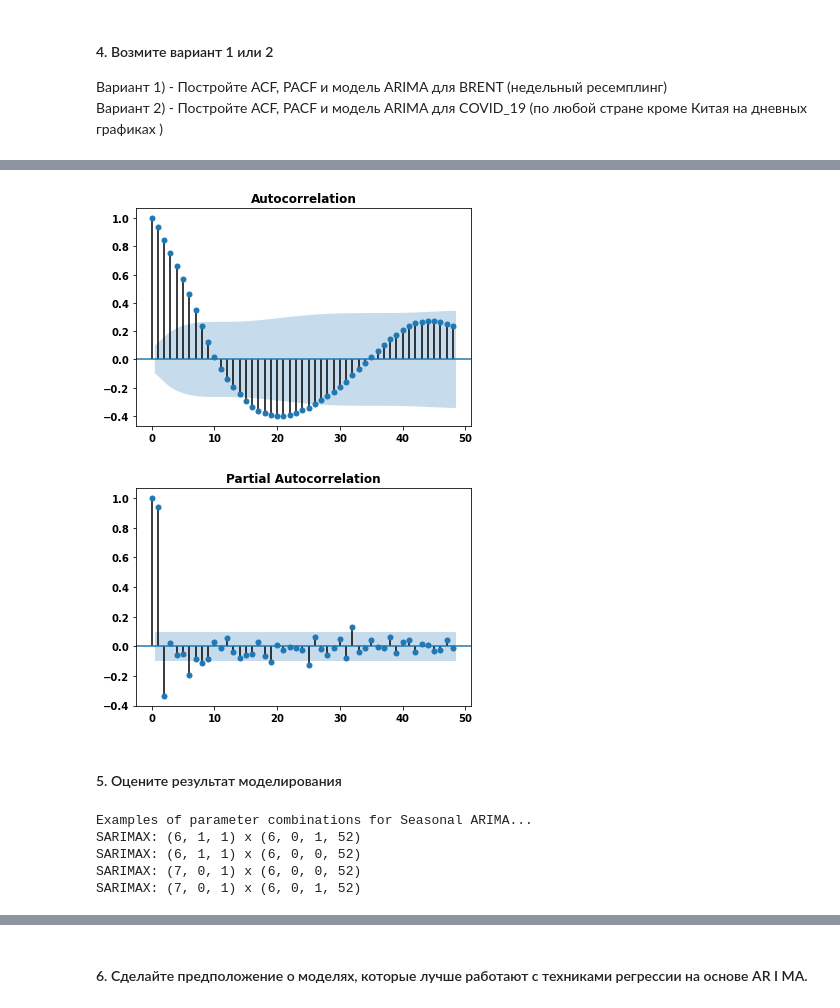
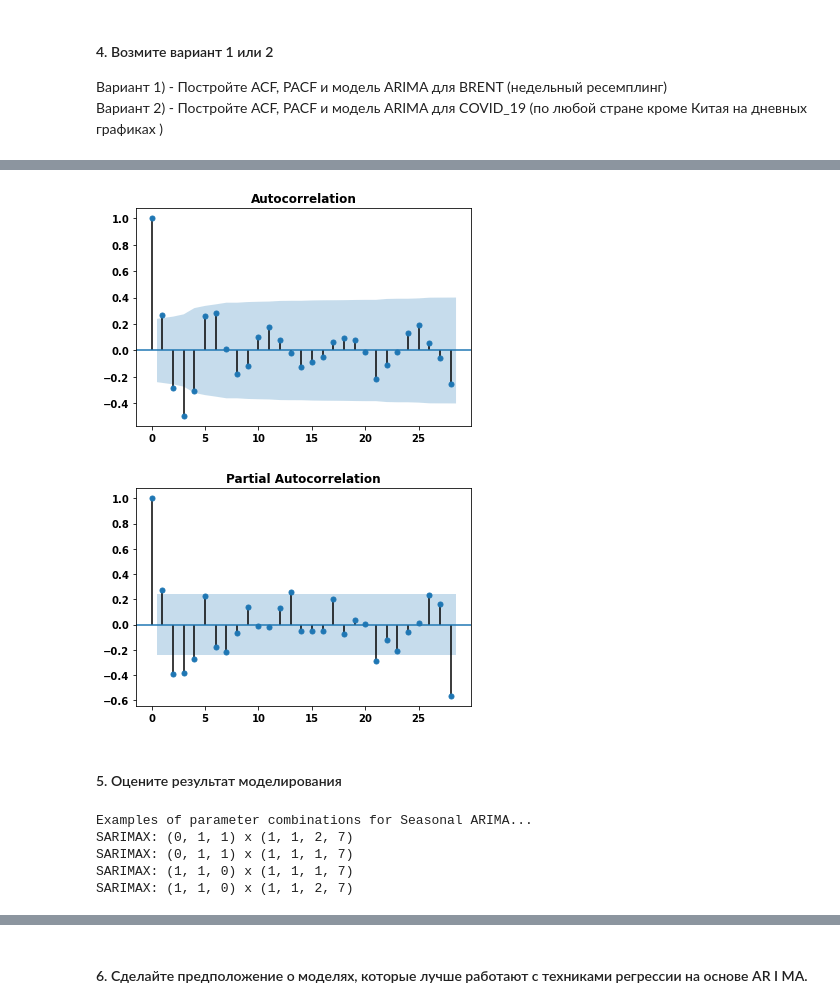
Before and after one commit to SemenovR/GB_MachineLearningInBusiness, a Jupyter notebook: lesson_3/lesson_3.ipynb, the cells around one changed output, grey strips where cells are left out. Drawn from its saved outputs; the diff is of its cells as text; code cells hidden in the pictures.

```diff
--- a/lesson_3/lesson_3.ipynb
+++ b/lesson_3/lesson_3.ipynb
@@ -217,9 +226,7 @@ sigma2      5.384e+06   1.19e-07   4.52e+13      0.000    5.38e+06    5.38e+06
 Вариант 1) - Постройте ACF, PACF и модель ARIMA для BRENT (недельный ресемплинг)<br>
 Вариант 2) - Постройте ACF, PACF и модель ARIMA для СOVID_19 (по любой стране кроме Китая на дневных графиках )
 # %%
-# Вариант 1)
-data = pd.read_csv('my_BRENT2019.csv', index_col=[0], parse_dates=[0])
-w_data = data.resample('W').mean()
-w_data.dropna(inplace=True)
-w_data.head()
+# Вариант 2)
+data = pd.read_csv('covid_19_data.csv', index_col=[1], parse_dates=[1])
+data.head()
 # %% [output]
@@ -233,12 +240,16 @@ w_data.head()
+# %%
+data_ru = data[data['Country/Region']=='Russia']
+d_data = data_ru.resample('D').mean()
+data_log = np.log1p(d_data)
 # %%
-dec = seasonal_decompose(w_data['Значение'], freq = 52)
+dec = seasonal_decompose(data_log['Confirmed'])
 trend = dec.trend
 seasonal = dec.seasonal
 residuals = dec.resid
 
 plt.figure(figsize=(12,10))
 plt.subplot(411)
-plt.plot(w_data['Значение'], label='Original')
+plt.plot(data_log['Confirmed'], label='Original')
 plt.subplot(412)
 plt.plot(trend, label='Trend')
 plt.subplot(413)
@@ -263,26 +278,28 @@ critical values   {'1%': -3.446479704252724, '5%': -2.8686500930...
 # %%
-sm.graphics.tsa.plot_acf(residuals.dropna(), lags=48)
+# Построим ACF и PACF
+sm.graphics.tsa.plot_acf(residuals.dropna(), lags=28)
 plt.show()
 
-sm.graphics.tsa.plot_pacf(residuals.dropna(), lags=48)
+sm.graphics.tsa.plot_pacf(residuals.dropna(), lags=28)
 plt.show()
 # %% [output]
-[figure, old version]
+[figure, new version]
-[figure, old version]
+[figure, new version]
 # %% [markdown]
 #### 5. Оцените результат моделирования
 # %%
 # Определим p, d и q
-p = range(0, 8)
-d = [0, 1]
+p = range(0, 2)
+d = range(1, 2)
 q = range(0, 2)
 # зададим сетку p, q и q
 pdq = list(itertools.product(p, d, q))
 # зададим сезонность p, q и q
-p = range(0, 8)
-d = [0, 1]
-q = range(0, 2)
-seasonal_pdq = [(x[0], x[1], x[2], 52) for x in list(itertools.product(p, d, q))]
+p = range(1, 6)
+d = range(1, 2)
+q = range(1, 6)
+
+seasonal_pdq = [(x[0], x[1], x[2], 7) for x in list(itertools.product(p, d, q))]
 print('Examples of parameter combinations for Seasonal ARIMA...')
 print('SARIMAX: {} x {}'.format(pdq[1], seasonal_pdq[1]))
 print('SARIMAX: {} x {}'.format(pdq[1], seasonal_pdq[0]))
@@ -290,10 +307,10 @@ print('SARIMAX: {} x {}'.format(pdq[2], seasonal_pdq[0]))
 print('SARIMAX: {} x {}'.format(pdq[2], seasonal_pdq[1]))
 # %% [output]
 Examples of parameter combinations for Seasonal ARIMA...
-SARIMAX: (6, 1, 1) x (6, 0, 1, 52)
-SARIMAX: (6, 1, 1) x (6, 0, 0, 52)
-SARIMAX: (7, 0, 1) x (6, 0, 0, 52)
-SARIMAX: (7, 0, 1) x (6, 0, 1, 52)
+SARIMAX: (0, 1, 1) x (1, 1, 2, 7)
+SARIMAX: (0, 1, 1) x (1, 1, 1, 7)
+SARIMAX: (1, 1, 0) x (1, 1, 1, 7)
+SARIMAX: (1, 1, 0) x (1, 1, 2, 7)
 # %%
 warnings.filterwarnings("ignore") # отключает предупреждения
 
```
Also changed, not shown: parts of 22 cells of this notebook, 2 other files.
